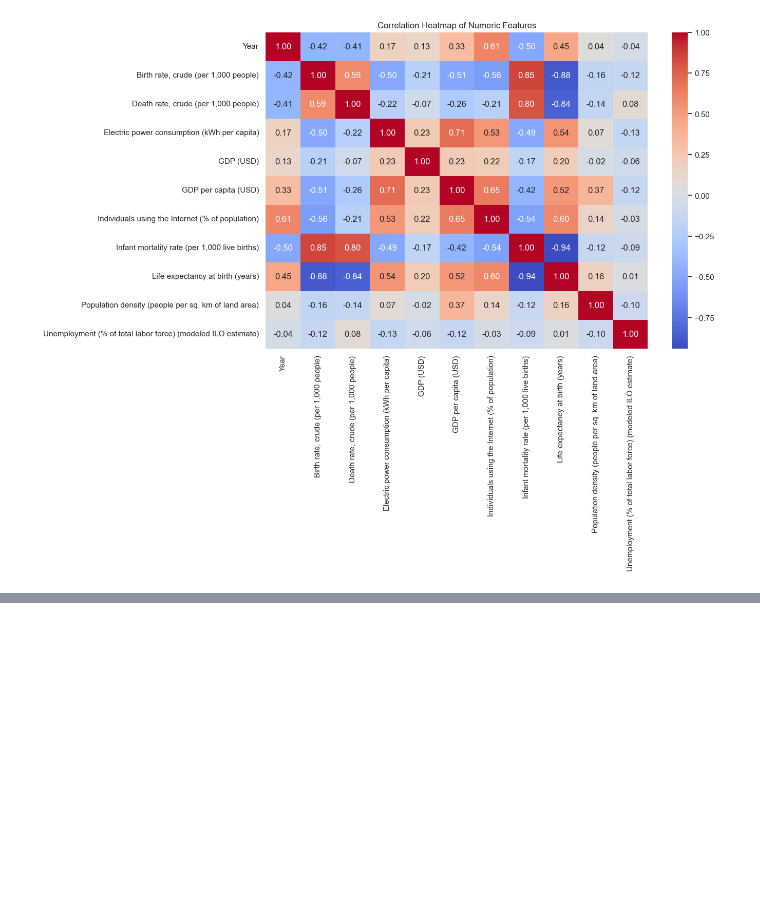
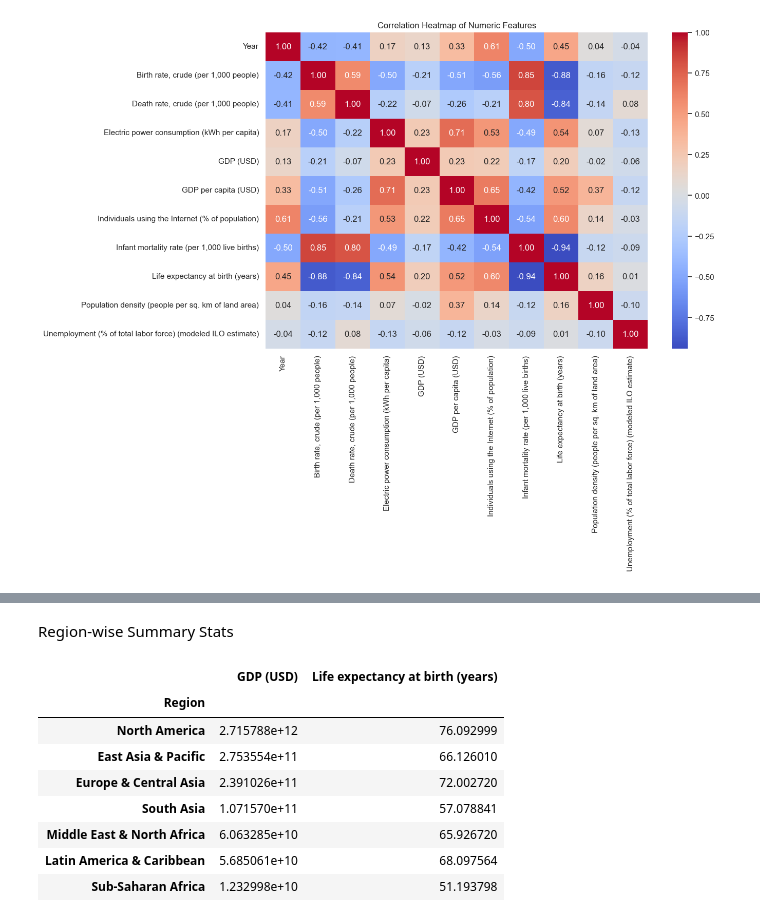
Before and after one commit to AkshatSahay72/worldbank-data-visualisation, a Jupyter notebook: main.ipynb, the cells around one changed output, grey strips where cells are left out. Cells and saved outputs as stored; diff of their text form; code cells hidden in the pictures; blank space fills up the shorter version.

```diff
--- a/main.ipynb
+++ b/main.ipynb
@@ -149,0 +251,14 @@ plt.show()
+# %% [markdown]
+ Region-wise Summary Stats
+# %%
+df.groupby('Region')[['GDP (USD)', 'Life expectancy at birth (years)']].mean().sort_values(by='GDP (USD)', ascending=False)
+# %% [output]
+|  | GDP (USD) | Life expectancy at birth (years) |
+| Region |  |  |
+| North America | 2.715788e+12 | 76.092999 |
+| East Asia & Pacific | 2.753554e+11 | 66.126010 |
+| Europe & Central Asia | 2.391026e+11 | 72.002720 |
+| South Asia | 1.071570e+11 | 57.078841 |
+| Middle East & North Africa | 6.063285e+10 | 65.926720 |
+| Latin America & Caribbean | 5.685061e+10 | 68.097564 |
+| Sub-Saharan Africa | 1.232998e+10 | 51.193798 |
```
Also changed, not shown: parts of 18 cells of this notebook.
